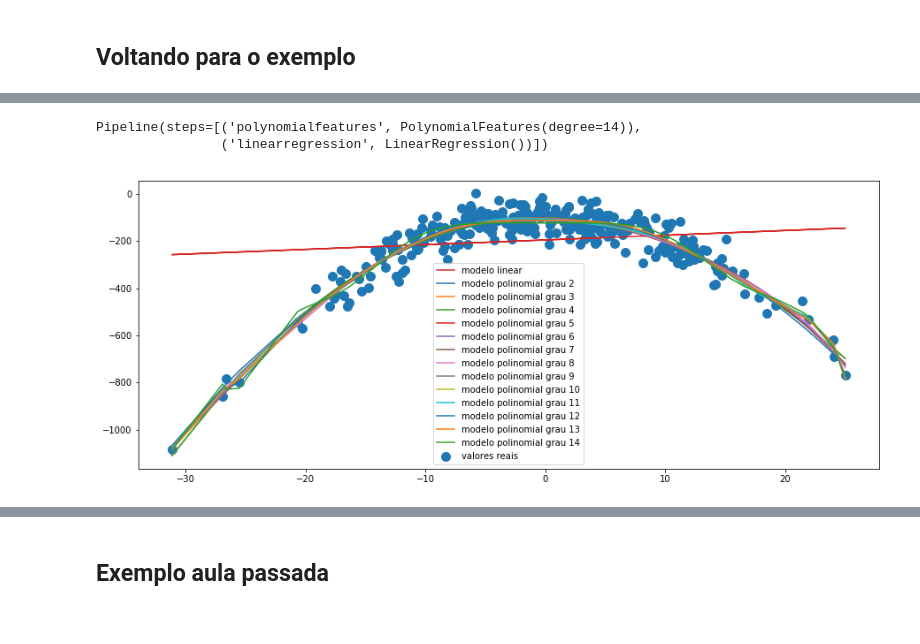
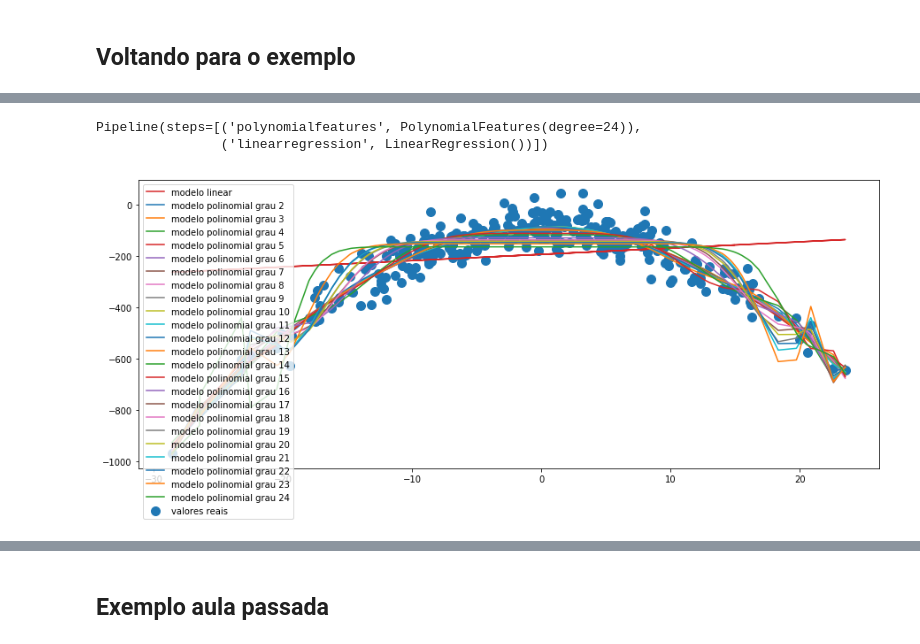
Before and after one commit to raquelcreis/CastoresIndomaveis, a Jupyter notebook: notebooks/aula008_polynomial_pipelines.ipynb, the cells around one changed output, grey strips where cells are left out. Drawn from its saved outputs; the diff is of its cells as text; code cells hidden in the pictures.

```diff
--- a/notebooks/aula008_polynomial_pipelines.ipynb
+++ b/notebooks/aula008_polynomial_pipelines.ipynb
@@ -68,7 +68,7 @@ ROOT MEAN SQUARE ERROR : 162.56669060128576
 Analisando o gráfico e as métricas podem enxergar que o modelo não descreve bem a relação entre X e Y. Existe um efeito de underfitting e por isso devemos aumentar a complexidade do nosso modelo utilizando polynomial features.
 # %%
 ## criando as features polinominais
-pol_transformer = PolynomialFeatures(degree=2)
+pol_transformer = PolynomialFeatures(degree=12)
 x_poly = pol_transformer.fit_transform(x.reshape(-1,1))
 # %%
 ## verificando as feature polinomais
@@ -150,4 +157,6 @@ dtype: int64
 # %%
 ## criando um pipeline com imputação, transformação e modelo
 
-pipe = make_pipeline(SimpleImputer(strategy='median'),PolynomialFeatures(degree=3),LinearRegression())
+pipe = make_pipeline(SimpleImputer(strategy='median'),
+                     PolynomialFeatures(degree=3),
+                     LinearRegression())
@@ -173,33 +188,35 @@ plt.show()
 # %%
 ## treinando os pipes e modelos
 plt.figure(figsize=(15,6))
 plt.scatter(x=x,y=y,s=100,label='valores reais')
 
 ## MODELO LINEAR
 lr = LinearRegression()
 lr.fit(x.reshape(-1,1),y)
 plt.plot(x,lr.predict(x.reshape(-1,1)),label='modelo linear',color = 'tab:red')
 
 ## MODELOS POLINOMIAIS
 
 val_score = {}
 
-for i in range(2,15):
+for i in range(2,25):
+
     pipe = make_pipeline(PolynomialFeatures(degree=i),LinearRegression())
     pipe.fit(x.reshape(-1,1),y)
+
     y_pred = pipe.predict(x.reshape(-1,1))
 
     sorted_zip = sorted(zip(x,y_pred))
     x_poly_graph, y_pred = zip(*sorted_zip)
 
     plt.plot(x_poly_graph,y_pred,label=f'modelo polinomial grau {i}')
 
     val_score[i] = np.sqrt(mean_squared_error(y,y_pred))
 
 
 plt.legend()
 pipe
 # %% [output]
-Pipeline(steps=[('polynomialfeatures', PolynomialFeatures(degree=14)),
+Pipeline(steps=[('polynomialfeatures', PolynomialFeatures(degree=24)),
                 ('linearregression', LinearRegression())])
-[figure, old version]
+[figure, new version]
```
Also changed, not shown: parts of 16 cells of this notebook, 9 other files.
